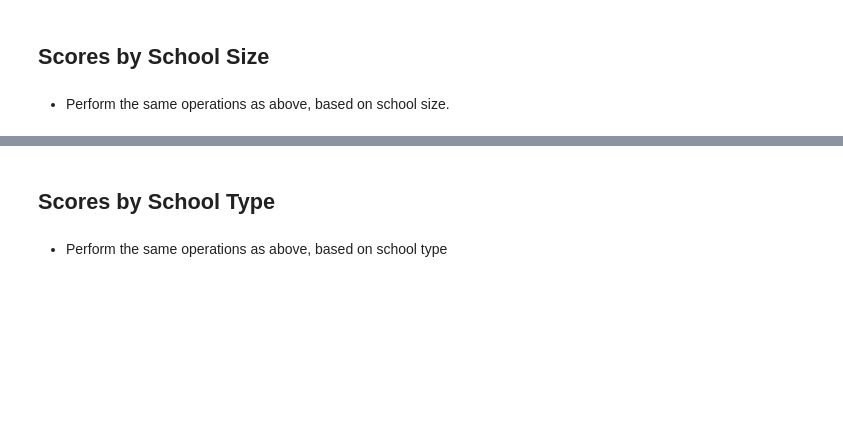
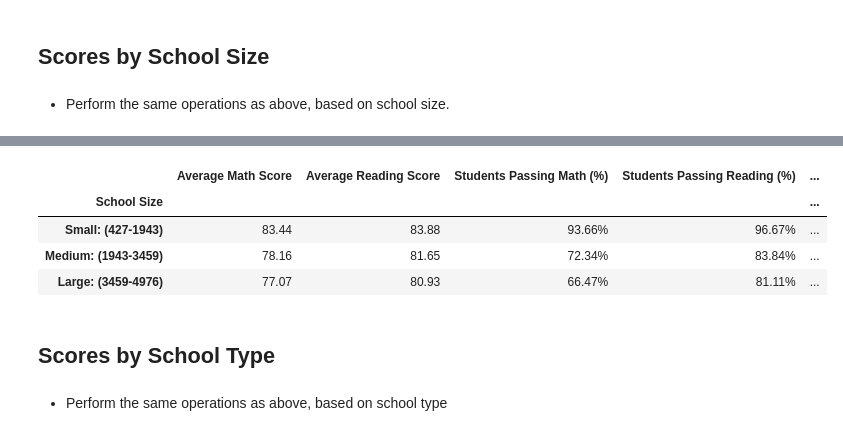
Before and after one commit to beaujeffrey03/pandas-challenge, a Jupyter notebook: PyCitySchools/PyCitySchools.ipynb, the cells around one changed output, grey strips where cells are left out. Cells and saved outputs as stored; diff of their text form; code cells hidden in the pictures; blank space fills up the shorter version.

```diff
--- a/PyCitySchools/PyCitySchools.ipynb
+++ b/PyCitySchools/PyCitySchools.ipynb
@@ -526,3 +541,80 @@ See the caveats in the documentation: https://pandas.pydata.org/pandas-docs/stab
 ## Scores by School Size
 # %% [markdown]
 * Perform the same operations as above, based on school size.
+# %%
+# TO GRADER: I was interested in learing to create a bin that reacted to the range of data, as opposed to hard-coding ranges.
+# For this reason, the numbers are slightly off from the example, but still very close.
+
+scores_by_size_df = combined_df[['School Name',
+                                  'Reading Score',
+                                  'Math Score',
+                                  'School Size',
+                                  'Students Passing Math (%)',
+                                  'Students Passing Reading (%)',
+                                  'Students Overall Passing (%)']]
+# scores_by_size_df.head()
+
+# Find min and max of school size
+size_max = scores_by_size_df['School Size'].max()
+size_min = scores_by_size_df['School Size'].min()
+# print(f'max: {size_max}')
+# print(f'min: {size_min}')
+
+# find range of school size
+size_range = size_max - size_min
+# print(f'range: {size_range}')
+
+# split range into 3 even groups using an increment
+size_bin_increments = round(size_range / 3)
+# print(f'increments: {size_bin_increments}')
+
+# create budget bin
+size_bins = [size_min - 1,
+               size_min + size_bin_increments,
+               size_min + (size_bin_increments * 2),
+               size_max + 1]
+# print(size_bins)
+
+# turn bin increments into strings for labels
+sb_str_min = str(size_min)
+sb_str_1 = str(size_min + size_bin_increments)
+sb_str_2 = str(size_min + (size_bin_increments * 2))
+sb_str_max = str(size_max)
+
+# create bin labels
+size_bin_labels = [f'Small: ({sb_str_min}-{sb_str_1})',
+                    f'Medium: ({sb_str_1}-{sb_str_2})',
+                    f'Large: ({sb_str_2}-{sb_str_max})']
+# print(size_bin_labels)
+
+# name bin and separate rows into bins
+scores_by_size_df['School Size'] = pd.cut(scores_by_size_df['School Size'],size_bins, labels=size_bin_labels, include_lowest=True)
+scores_by_size_df
+
+# create group by bin
+scores_by_size_grouped_df = scores_by_size_df.groupby('School Size')
+scores_by_size_grouped_df.count().head()
+
+# calculate scores by category
+avg_math_by_size = scores_by_size_grouped_df['Math Score'].mean()
+avg_read_by_size = scores_by_size_grouped_df['Reading Score'].mean()
+math_pass_size = scores_by_size_grouped_df['Students Passing Math (%)'].mean()
+read_pass_size = scores_by_size_grouped_df['Students Passing Reading (%)'].mean()
+overall_pass_size = scores_by_size_grouped_df['Students Overall Passing (%)'].mean()
+
+# create School Size DF
+school_size_df = pd.DataFrame({'Average Math Score': avg_math_by_size,
+                                  'Average Reading Score': avg_read_by_size,
+                                  'Students Passing Math (%)': math_pass_size,
+                                  'Students Passing Reading (%)': read_pass_size,
+                                   'Students Overall Passing (%)': overall_pass_size})
+
+# format School Size DF
+school_size_df['Average Math Score'] = school_size_df['Average Math Score'].map('{:.2f}'.format)
+school_size_df['Average Reading Score'] = school_size_df['Average Reading Score'].map('{:.2f}'.format)
+school_size_df['Students Passing Math (%)'] = school_size_df['Students Passing Math (%)'].map('{:.2%}'.format)
+school_size_df['Students Passing Reading (%)'] = school_size_df['Students Passing Reading (%)'].map('{:.2%}'.format)
+school_size_df['Students Overall Passing (%)'] = school_size_df['Students Overall Passing (%)'].map('{:.2%}'.format)
+
+school_size_df
+# %% [output]
@@ -529,3 +625,8 @@ See the caveats in the documentation: https://pandas.pydata.org/pandas-docs/stab
+|  | Average Math Score | Average Reading Score | Students Passing Math (%) | Students Passing Reading (%) | ... |
+| School Size |  |  |  |  | ... |
+| Small: (427-1943) | 83.44 | 83.88 | 93.66% | 96.67% | ... |
+| Medium: (1943-3459) | 78.16 | 81.65 | 72.34% | 83.84% | ... |
+| Large: (3459-4976) | 77.07 | 80.93 | 66.47% | 81.11% | ... |
 # %% [markdown]
 ## Scores by School Type
 # %% [markdown]
```
Also changed, not shown: parts of 11 cells of this notebook.
